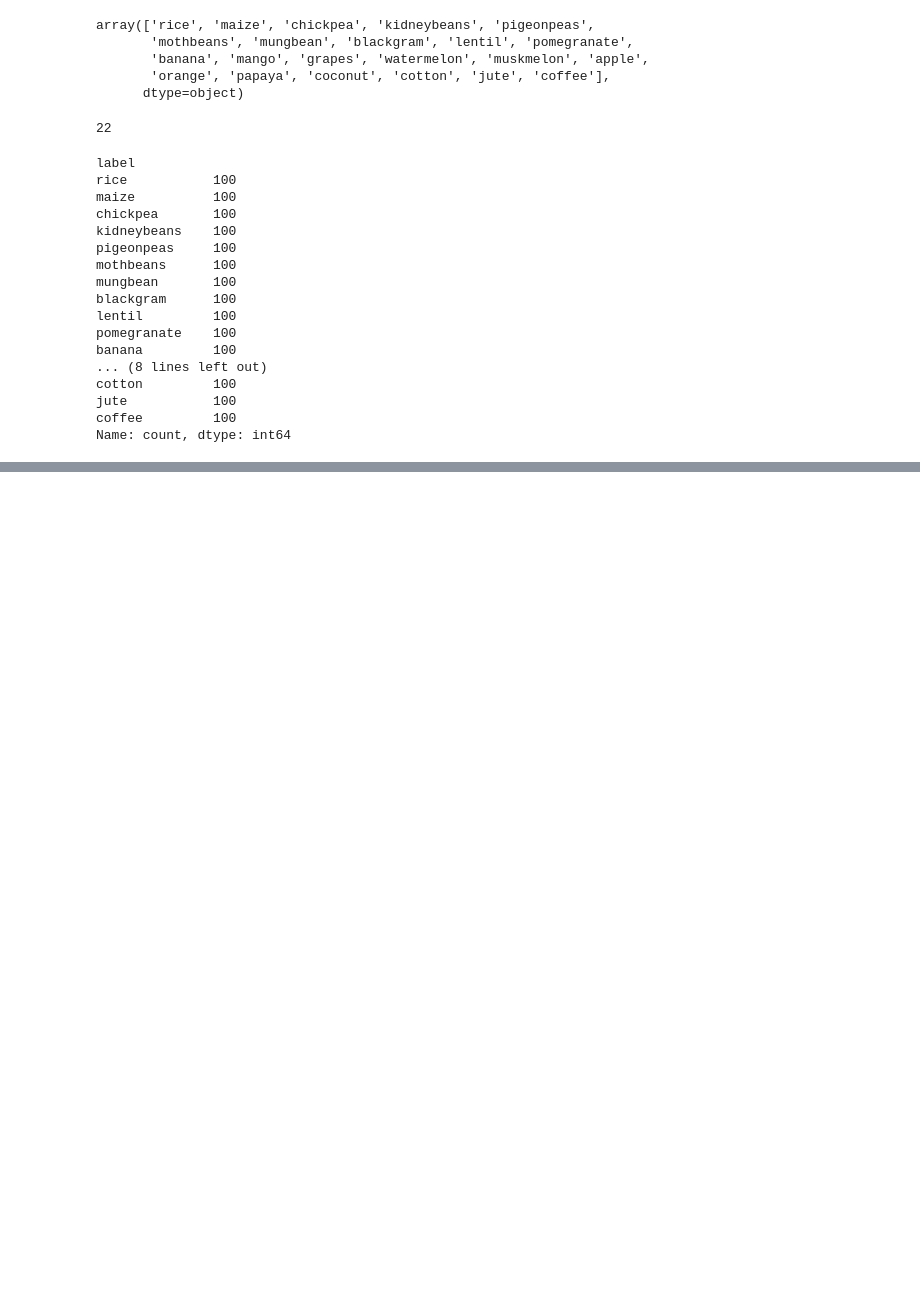
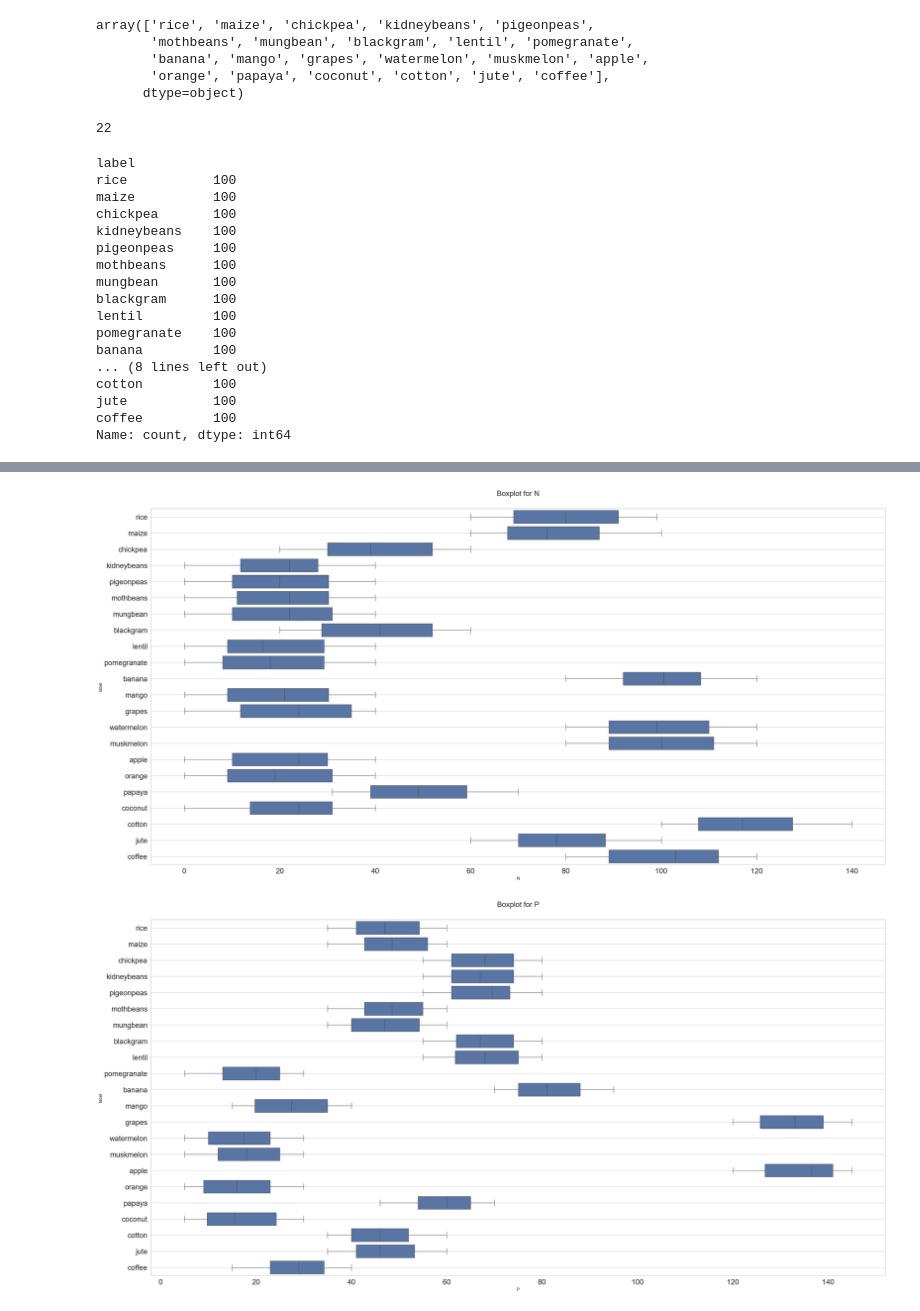
Before and after one commit to SamarBhattarai/Crop-Recommendation-System, a Jupyter notebook: crop.ipynb, the cells around one changed output, grey strips where cells are left out. Cells and saved outputs as stored; diff of their text form; code cells hidden in the pictures; blank space fills up the shorter version.

```diff
--- a/crop.ipynb
+++ b/crop.ipynb
@@ -151,0 +204,16 @@ plt.show()
+# %%
+# To check for outliers we are using boxplot
+
+for i, col in enumerate(df.columns[:-1]):
+    plt.figure(figsize=(30,15))
+    sns.boxplot(data = df, x = df[col], y = df["label"])
+    plt.title(f"Boxplot for {col}", fontsize=20,y = 1.03)
+    plt.xticks(fontsize=20)
+    plt.yticks(fontsize=20)
+    plt.grid()
+    plt.tight_layout()
+    plt.savefig(f"boxplot_{col}.png", dpi=300,bbox_inches = "tight")
+    plt.show()
+# %% [output]
+[figure, added]
+[figure, added]
```
Also changed, not shown: parts of 34 cells of this notebook, 12 other files.
